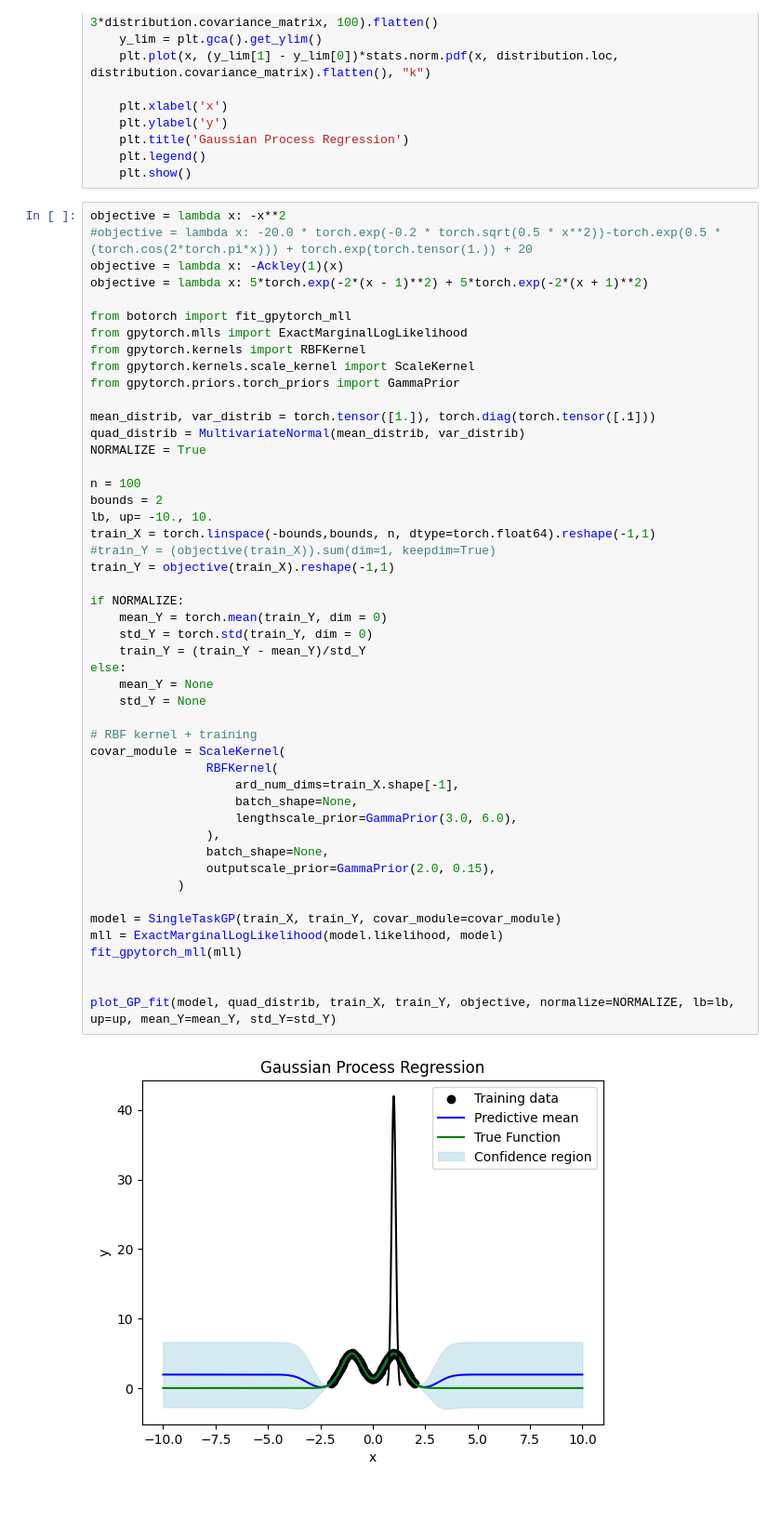
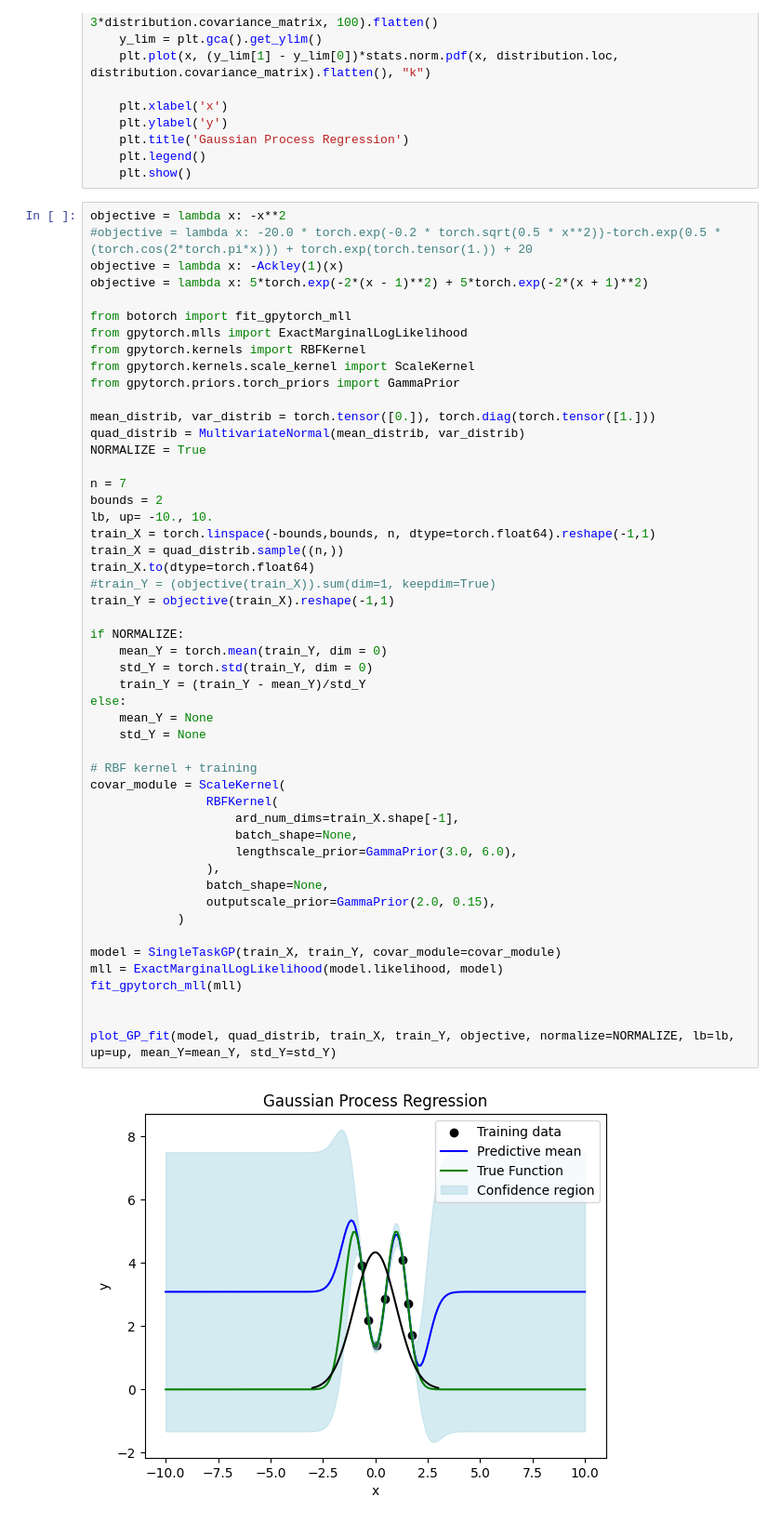
Before and after one commit to pierreosselin/ProbNES, a Jupyter notebook: notebook/test_wolfe.ipynb, the cells around one changed output. Shown at 93% size. Cells and saved outputs as stored; diff of their text form.

```diff
--- a/notebook/test_wolfe.ipynb
+++ b/notebook/test_wolfe.ipynb
@@ -104,42 +105,44 @@ from gpytorch.kernels import RBFKernel
 from gpytorch.kernels.scale_kernel import ScaleKernel
 from gpytorch.priors.torch_priors import GammaPrior
 
-mean_distrib, var_distrib = torch.tensor([1.]), torch.diag(torch.tensor([.1]))
+mean_distrib, var_distrib = torch.tensor([0.]), torch.diag(torch.tensor([1.]))
 quad_distrib = MultivariateNormal(mean_distrib, var_distrib)
 NORMALIZE = True
 
-n = 100
+n = 7
 bounds = 2
 lb, up= -10., 10.
 train_X = torch.linspace(-bounds,bounds, n, dtype=torch.float64).reshape(-1,1)
+train_X = quad_distrib.sample((n,))
+train_X.to(dtype=torch.float64)
 #train_Y = (objective(train_X)).sum(dim=1, keepdim=True)
 train_Y = objective(train_X).reshape(-1,1)
 
 if NORMALIZE:
     mean_Y = torch.mean(train_Y, dim = 0)
     std_Y = torch.std(train_Y, dim = 0)
     train_Y = (train_Y - mean_Y)/std_Y
 else:
     mean_Y = None
     std_Y = None
 
 # RBF kernel + training
 covar_module = ScaleKernel(
                 RBFKernel(
                     ard_num_dims=train_X.shape[-1],
                     batch_shape=None,
                     lengthscale_prior=GammaPrior(3.0, 6.0),
                 ),
                 batch_shape=None,
                 outputscale_prior=GammaPrior(2.0, 0.15),
             )
 
 model = SingleTaskGP(train_X, train_Y, covar_module=covar_module)
 mll = ExactMarginalLogLikelihood(model.likelihood, model)
 fit_gpytorch_mll(mll)
 
 
 plot_GP_fit(model, quad_distrib, train_X, train_Y, objective, normalize=NORMALIZE, lb=lb, up=up, mean_Y=mean_Y, std_Y=std_Y)
 # %% [output]
-[figure, old version]
+[figure, new version]
 # %%
```
Also changed, not shown: parts of 12 cells of this notebook, 14 other files.
